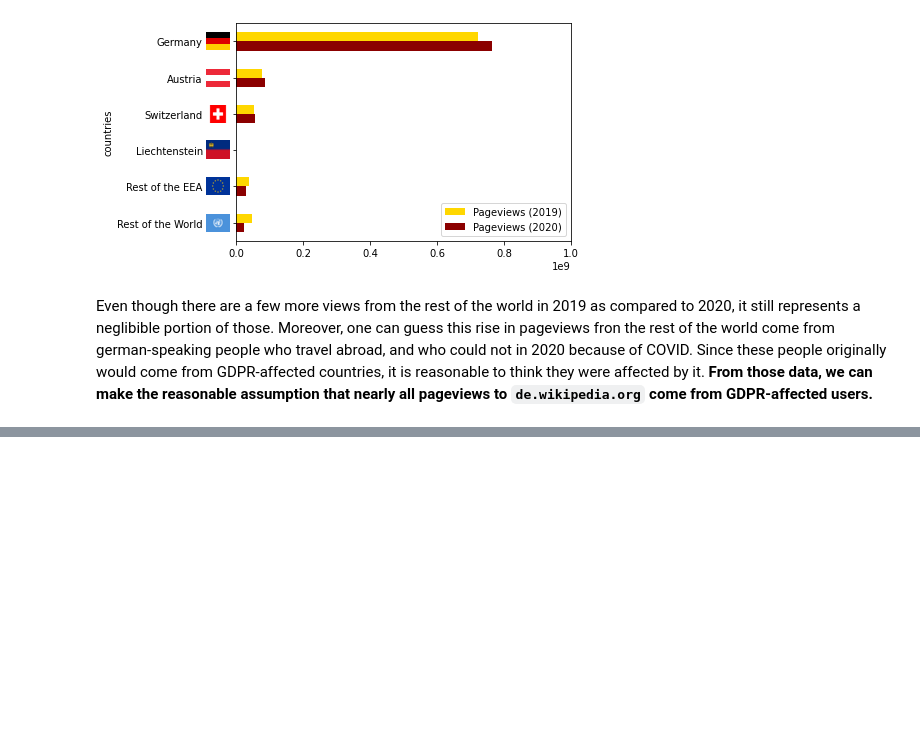
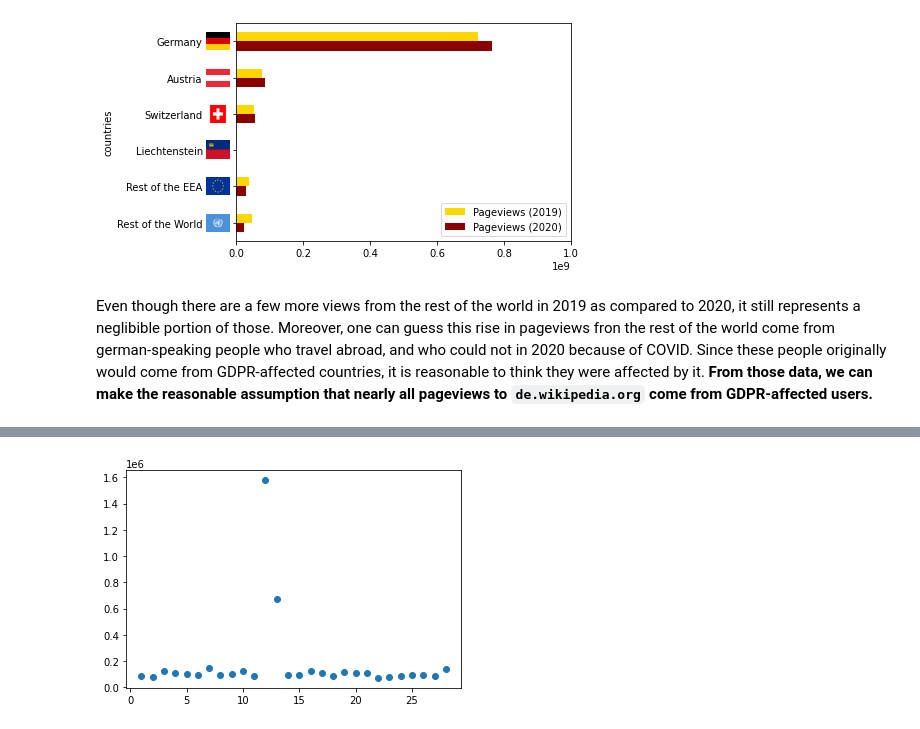
Before and after one commit to epfl-ada/ada-2020-project-milestone-p3-p3_2018, a Jupyter notebook: gdpr.ipynb, the cells around one changed output, grey strips where cells are left out. Saved outputs shown, nothing was run; the diff lists cells and outputs as text; code cells hidden in the pictures; blank space fills up the shorter version.

```diff
--- a/gdpr.ipynb
+++ b/gdpr.ipynb
@@ -235,0 +268,6 @@ plt.show()
+# %%
+y = df.loc[(df.article == 'Island'), 'views']
+plt.scatter(range(1, n+1), y, label=article)
+plt.show()
+# %% [output]
+[figure, added]
```
Also changed, not shown: parts of 11 cells of this notebook, 7 other files.
